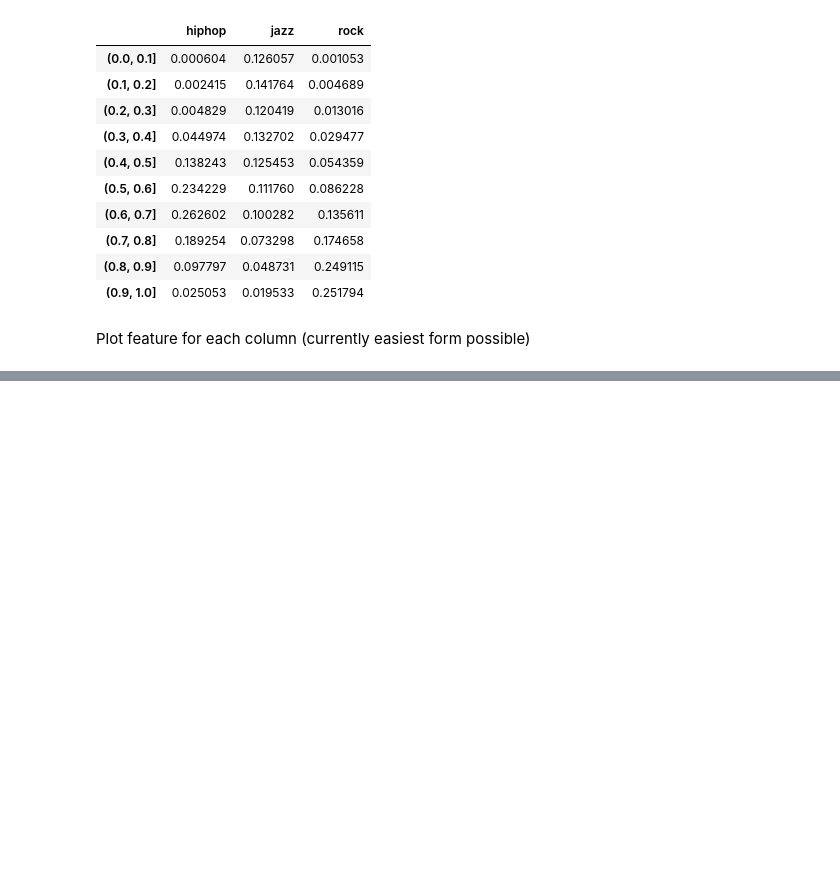
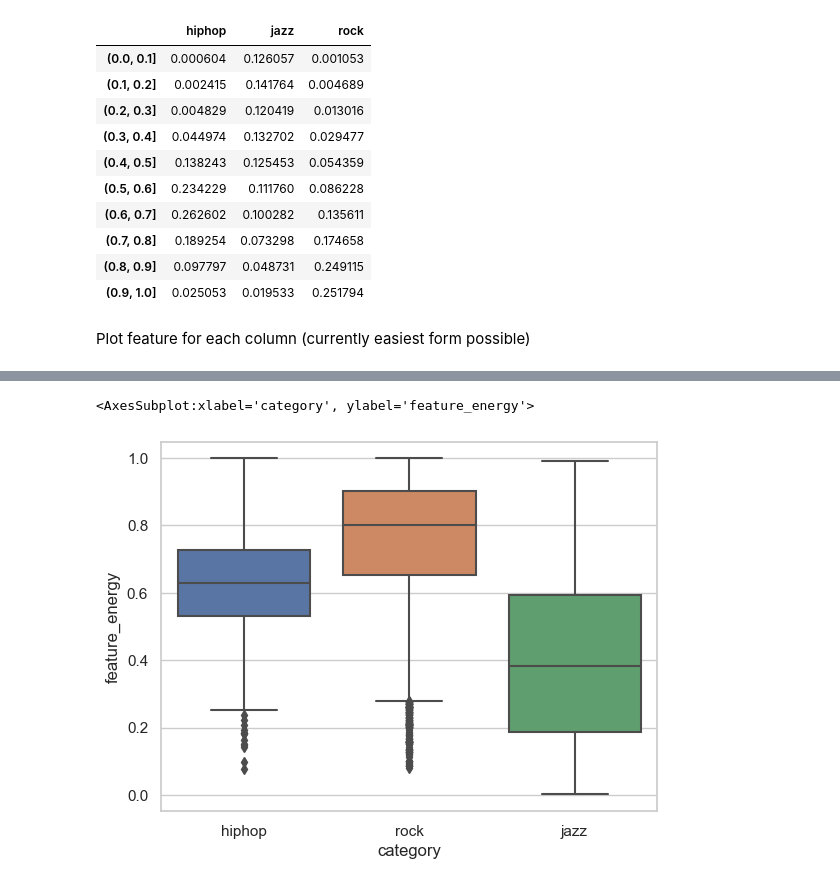
Before and after one commit to luispflamminger/spotify-genre-prediction, a Jupyter notebook: data_understanding/data_understanding_compare_features.ipynb, the cells around one changed output, grey strips where cells are left out. Cells and saved outputs as stored; diff of their text form; code cells hidden in the pictures; blank space fills up the shorter version.

Commit message:
data exploration

```diff
--- a/data_understanding/data_understanding_compare_features.ipynb
+++ b/data_understanding/data_understanding_compare_features.ipynb
@@ -233,0 +251,11 @@ Text(0.5, 1.0, 'Feature: feature_energy')
+# %%
+
+seaborn_feature = feature
+
+
+# transform data
+df_seaborn = df
+
+df_seaborn[seaborn_feature] = df_seaborn[seaborn_feature].astype(float)
+
+df_seaborn
@@ -233,0 +276,10 @@ Text(0.5, 1.0, 'Feature: feature_energy')
+# %%
+import seaborn as sns
+
+sns.set(style="whitegrid")
+
+#ax = sns.boxplot(x=df_seaborn['category'], y = df_seaborn[seaborn_feature])
+sns.boxplot(data = df_seaborn, x = 'category', y = 'feature_energy')
+# %% [output]
+<AxesSubplot:xlabel='category', ylabel='feature_energy'>
+[figure, added]
```
Also changed, not shown: parts of 6 cells of this notebook, 2 other files.
